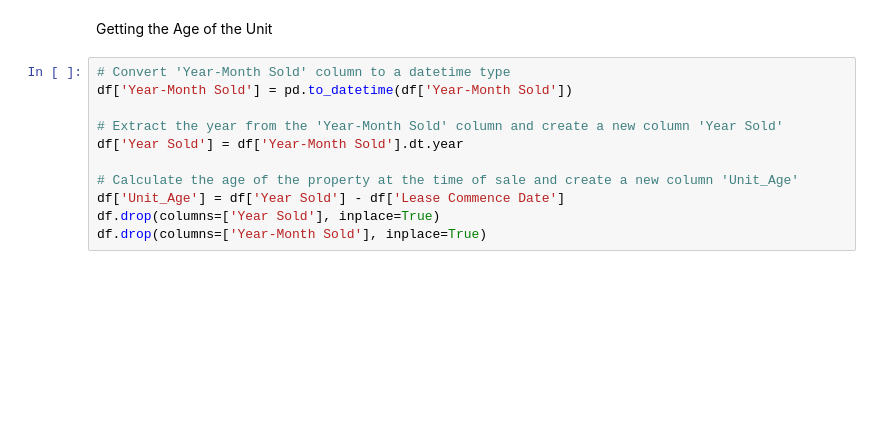
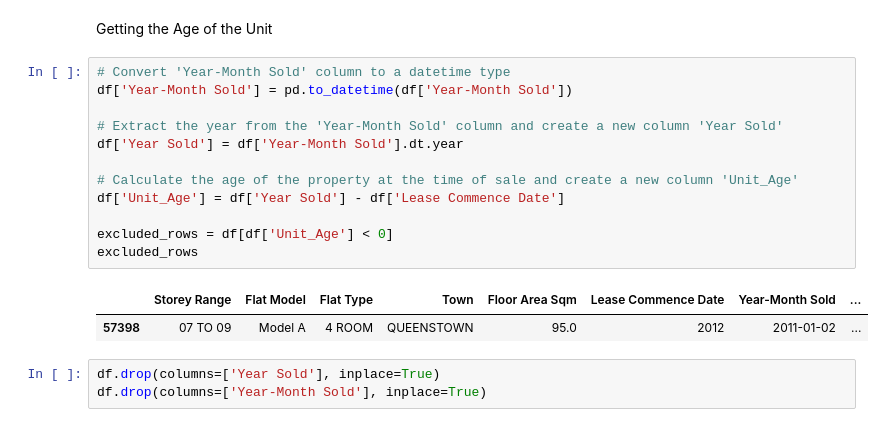
Before and after one commit to nightsinker/Predicting-HDB-Resale-Prices, a Jupyter notebook: RESALE_Data_Cleaning.ipynb, the cells around one changed output. Drawn from its saved outputs; the diff is of its cells as text; blank space fills up the shorter version.

```diff
--- a/RESALE_Data_Cleaning.ipynb
+++ b/RESALE_Data_Cleaning.ipynb
@@ -191,11 +191,18 @@ Getting the Age of the Unit
 # %%
 # Convert 'Year-Month Sold' column to a datetime type
 df['Year-Month Sold'] = pd.to_datetime(df['Year-Month Sold'])
 
 # Extract the year from the 'Year-Month Sold' column and create a new column 'Year Sold'
 df['Year Sold'] = df['Year-Month Sold'].dt.year
 
 # Calculate the age of the property at the time of sale and create a new column 'Unit_Age'
 df['Unit_Age'] = df['Year Sold'] - df['Lease Commence Date']
-df.drop(columns=['Year Sold'], inplace=True)
-df.drop(columns=['Year-Month Sold'], inplace=True)
+
+excluded_rows = df[df['Unit_Age'] < 0]
+excluded_rows
+# %% [output]
+|  | Storey Range | Flat Model | Flat Type | Town | Floor Area Sqm | Lease Commence Date | Year-Month Sold | ... |
+| 57398 | 07 TO 09 | Model A | 4 ROOM | QUEENSTOWN | 95.0 | 2012 | 2011-01-02 | ... |
+# %%
+df.drop(columns=['Year Sold'], inplace=True)
+df.drop(columns=['Year-Month Sold'], inplace=True)
```
Also changed, not shown: parts of 9 cells of this notebook, 1 other file.
